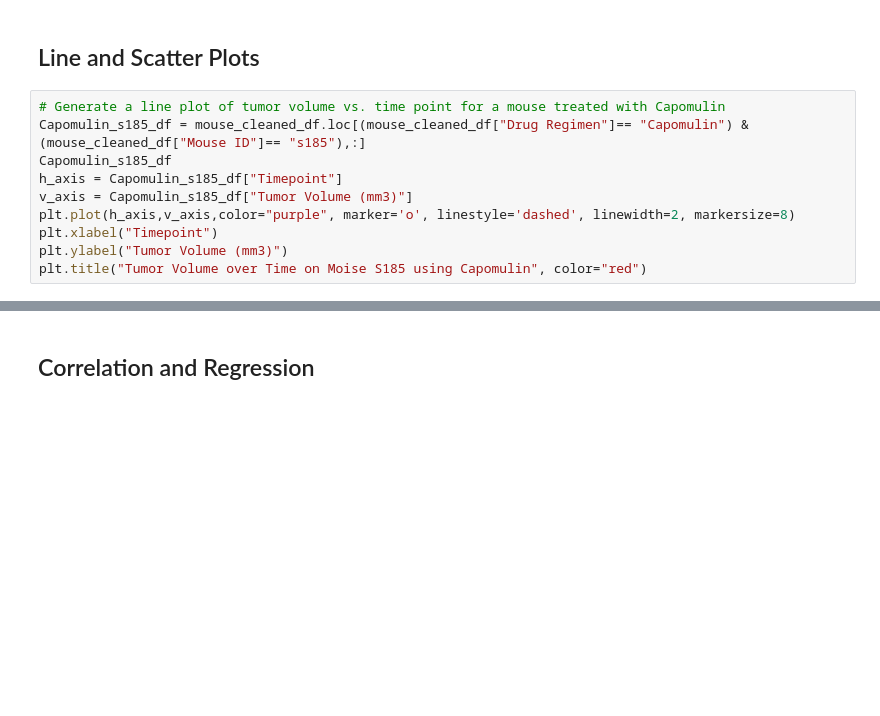
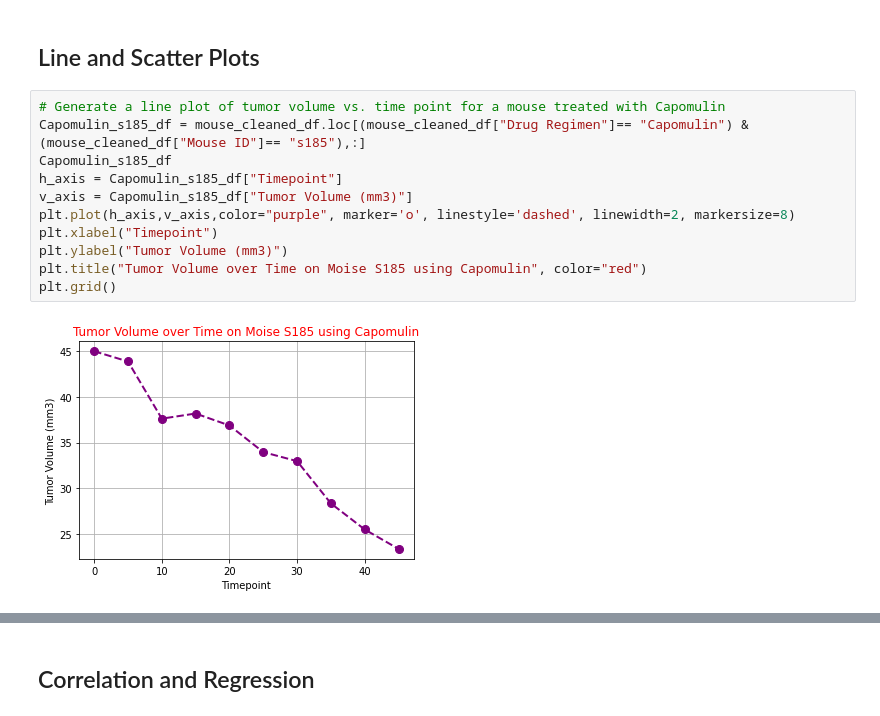
Before and after one commit to agomeso/Matplotlib-Challenge, a Jupyter notebook: Pymaceuticals/pymaceuticals_starter.ipynb, the cells around one changed output, grey strips where cells are left out. Saved outputs shown, nothing was run; the diff lists cells and outputs as text; blank space fills up the shorter version.

```diff
--- a/Pymaceuticals/pymaceuticals_starter.ipynb
+++ b/Pymaceuticals/pymaceuticals_starter.ipynb
@@ -300,13 +276,16 @@ plt.show()
 # %%
 # Generate a line plot of tumor volume vs. time point for a mouse treated with Capomulin
 Capomulin_s185_df = mouse_cleaned_df.loc[(mouse_cleaned_df["Drug Regimen"]== "Capomulin") & (mouse_cleaned_df["Mouse ID"]== "s185"),:]
 Capomulin_s185_df
 h_axis = Capomulin_s185_df["Timepoint"]
 v_axis = Capomulin_s185_df["Tumor Volume (mm3)"]
 plt.plot(h_axis,v_axis,color="purple", marker='o', linestyle='dashed', linewidth=2, markersize=8)
 plt.xlabel("Timepoint")
 plt.ylabel("Tumor Volume (mm3)")
 plt.title("Tumor Volume over Time on Moise S185 using Capomulin", color="red")
+plt.grid()
+# %% [output]
+[figure, added]
 # %%
 # Generate a scatter plot of average tumor volume vs. mouse weight for the Capomulin regimen
 Capomulin_Reg_df = mouse_cleaned_df.loc[(mouse_cleaned_df["Drug Regimen"]== "Capomulin"),:]
```
Also changed, not shown: parts of 7 cells of this notebook.
